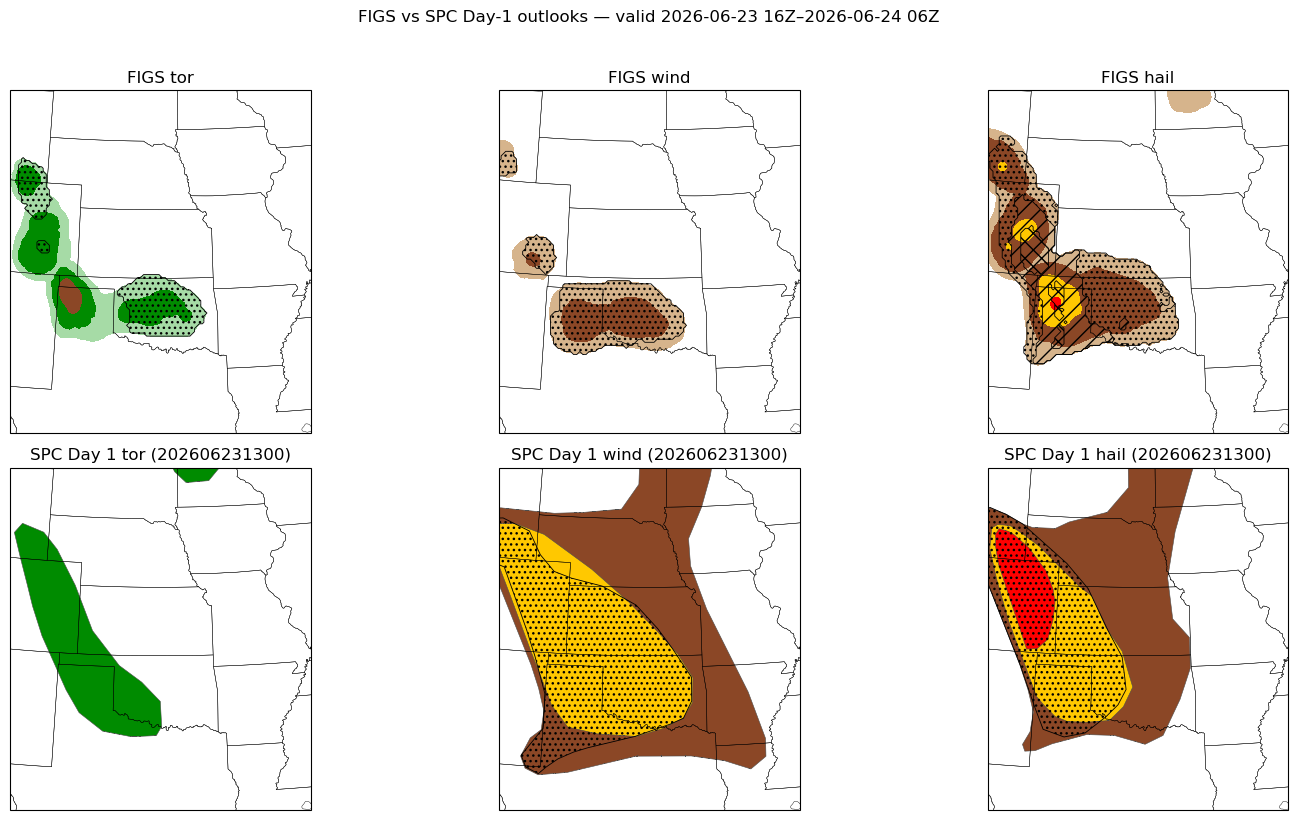
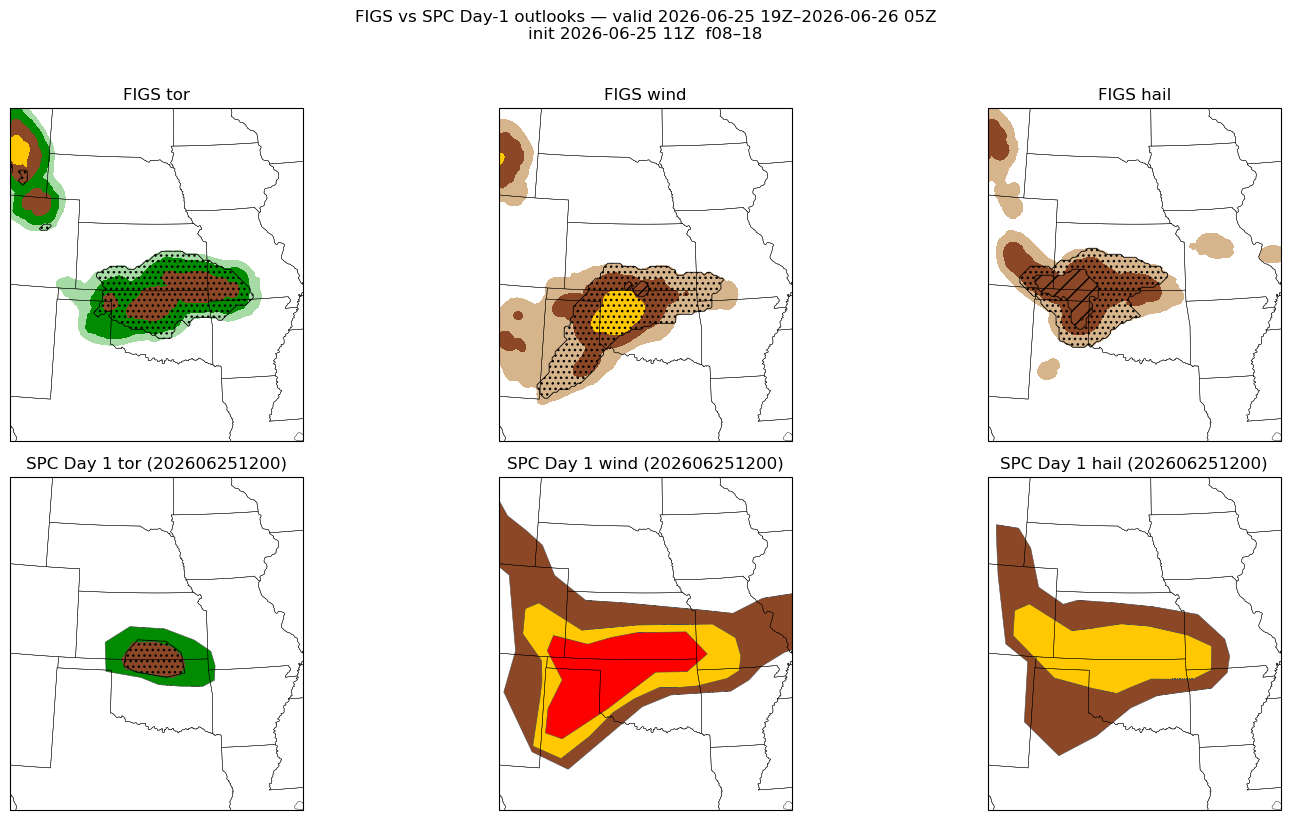
The notebook cell's code change between the first figure and the second:
--- before
+++ after
@@ -35,3 +35,3 @@
     spc.plot_spc_outlook(ax2, spc_gdf, h, plots.PROB_COLORS[h])  # filled by prob threshold + SIGN hatch
     ax2.set_title(f'SPC Day {spc_day} {h} ({spc_iss})')
-fig.suptitle(f'FIGS vs SPC Day-{spc_day} outlooks — valid {_v0:%Y-%m-%d %HZ}–{_v1:%Y-%m-%d %HZ}', y=1.02); plt.tight_layout(); plt.show()
+fig.suptitle(plots._with_run(f'FIGS vs SPC Day-{spc_day} outlooks — valid {_v0:%Y-%m-%d %HZ}–{_v1:%Y-%m-%d %HZ}'), y=1.02); plt.tight_layout(); plt.show()

Commit: plotting improvements